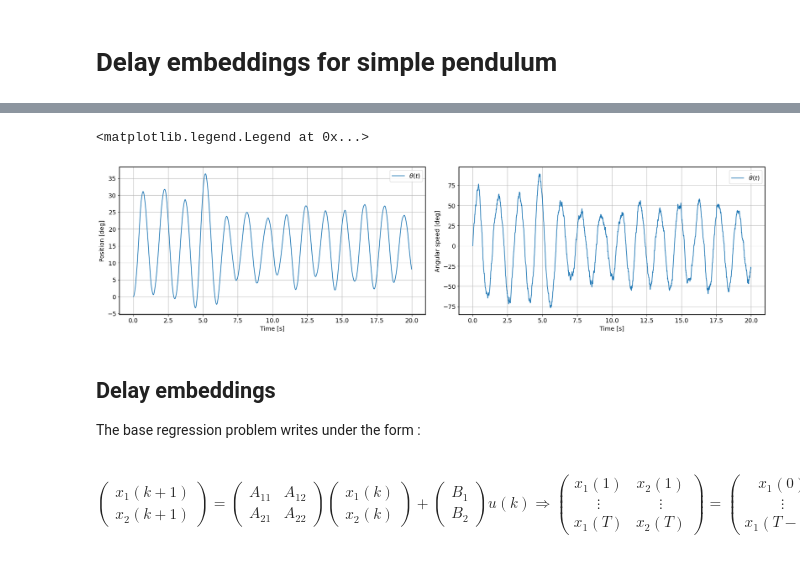
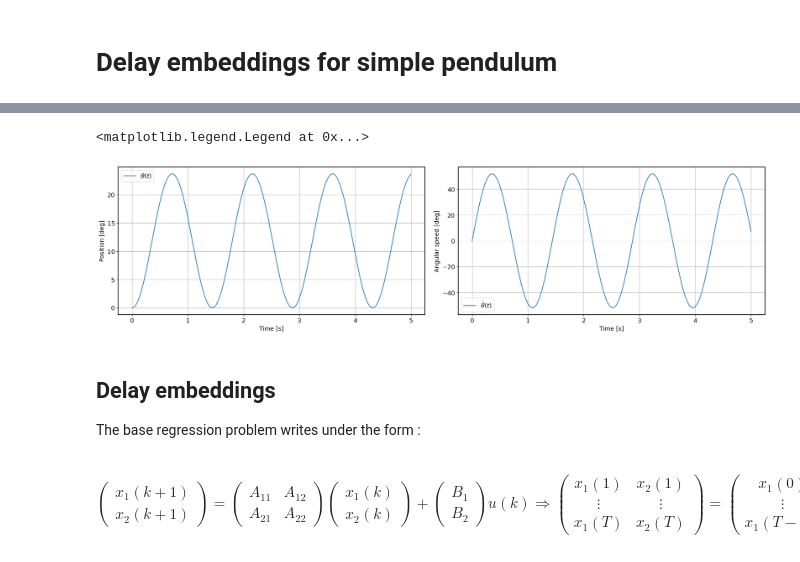
Before and after one commit to CedricFont/Subspace-learning-for-robot-application, a Jupyter notebook: LQR simulation/PendulumDelayEmbeddings.ipynb, the cells around one changed output, grey strips where cells are left out. Cells and saved outputs as stored; diff of their text form; code cells hidden in the pictures.

```diff
--- a/LQR simulation/PendulumDelayEmbeddings.ipynb
+++ b/LQR simulation/PendulumDelayEmbeddings.ipynb
@@ -19,24 +16,28 @@ The autoreload extension is already loaded. To reload it, use:
 # %%
 pend1 = SimplePendulum(mass=1, length=1) # Create pendulum instance
-pend1.T, pend1.X0 = np.arange(0,20,pend1.dt), np.array([deg2rad(0),0])
+pend1.dt = 1e-3
+pend1.T, pend1.X0 = np.arange(0,5,pend1.dt), np.array([deg2rad(0),0])
 pend1.U = 5*np.random.rand(len(pend1.T))
+K, Td, r = 1, .1, deg2rad(60)
+pend1.U = lambda X, i : PD(X, i, r, K, Td, pend1.dt)
+pend1.U = 2*np.ones(len(pend1.T))
 pend1.X = RK4(pend1.dynamics, pend1.X0, pend1.U, pend1.T)
 
 # Plots
 fig, ax = plt.subplots(1, 2,
                        constrained_layout = True, figsize=(20,5))
 ax[0].plot(pend1.T, rad2deg(pend1.X[0,:]), label=r"$\theta (t)$")
 ax[0].set_xlabel('Time [s]'), ax[0].set_ylabel('Position [deg]')
 ax[0].grid()
 ax[0].legend()
 
 ax[1].plot(pend1.T, rad2deg(pend1.X[1,:]), label=r"$\dot{\theta} (t)$")
 ax[1].set_xlabel('Time [s]'), ax[1].set_ylabel('Angular speed [deg]')
 ax[1].grid()
 ax[1].legend()
 # %% [output]
 <matplotlib.legend.Legend at 0x...>
-[figure, old version]
+[figure, new version]
 # %% [markdown]
 ## Delay embeddings
 The base regression problem writes under the form : <br><br>
```
Also changed, not shown: parts of 4 cells of this notebook, 2 other files.
